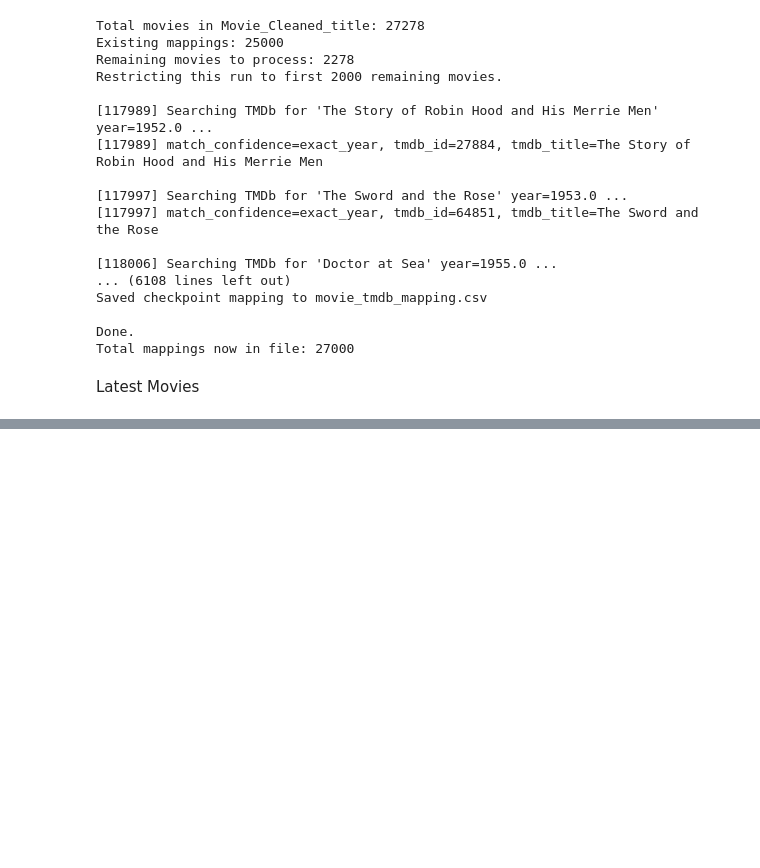
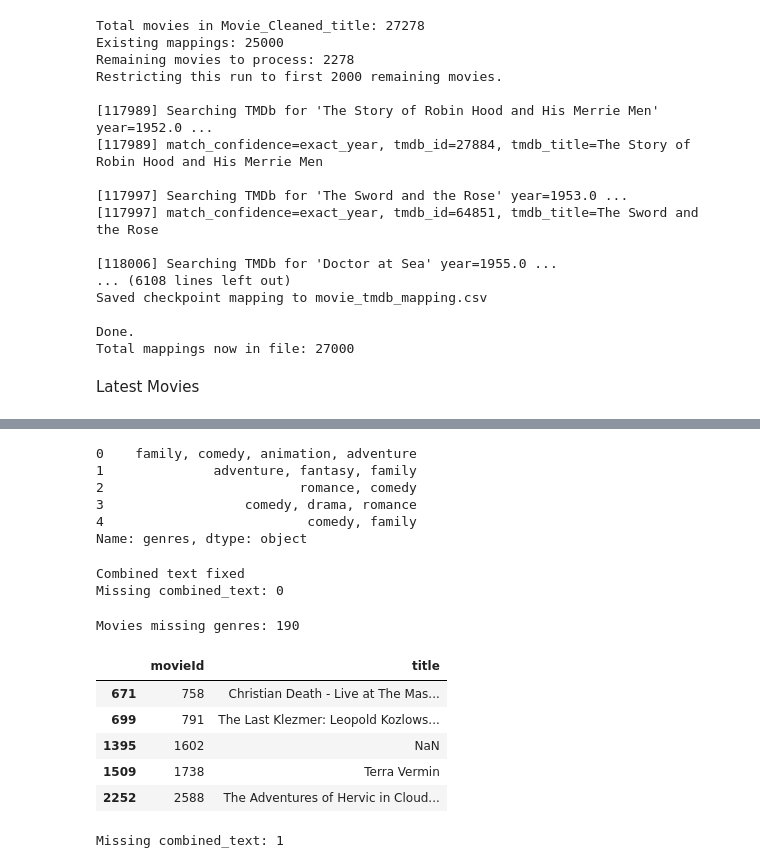
Before and after one commit to madhurabashinims/Movie-recommendation-system, a Jupyter notebook: NOTEBOOKS/[1] Web_Scraping.ipynb, the cells around one changed output, grey strips where cells are left out. Cells and saved outputs as stored; diff of their text form; code cells hidden in the pictures; blank space fills up the shorter version.

```diff
--- a/NOTEBOOKS/[1] Web_Scraping.ipynb
+++ b/NOTEBOOKS/[1] Web_Scraping.ipynb
@@ -797,0 +992,67 @@ Total movies saved: 322
+# %%
+movies = pd.read_csv(r"D:\MINI PROJECT\DATASET\movies_final_merged.csv")
+
+print(movies["genres"].head())
+# %% [output]
+0    family, comedy, animation, adventure
+1              adventure, fantasy, family
+2                         romance, comedy
+3                  comedy, drama, romance
+4                          comedy, family
+Name: genres, dtype: object
+# %%
+import pandas as pd
+
+movies = pd.read_csv("D:/MINI PROJECT/DATASET/movies_final_merged.csv")
+
+# Fill missing fields
+movies["title"] = movies["title"].fillna("")
+movies["genres"] = movies["genres"].fillna("")
+movies["overview"] = movies["overview"].fillna("")
+
+# Recreate combined_text
+movies["combined_text"] = (
+    movies["title"] + " " +
+    movies["genres"] + " " +
+    movies["overview"]
+)
+
+# Find rows where combined_text is empty or only spaces
+mask = movies["combined_text"].str.strip() == ""
+
+# Replace those with the title
+movies.loc[mask, "combined_text"] = movies.loc[mask, "title"]
+
+movies.to_csv("D:/MINI PROJECT/DATASET/movies_final_merged.csv", index=False)
+
+print("Combined text fixed")
+
+print("Missing combined_text:",
+      movies["combined_text"].isnull().sum())
+# %% [output]
+Combined text fixed
+Missing combined_text: 0
+# %%
+import pandas as pd
+
+movies = pd.read_csv(r"D:\MINI PROJECT\DATASET\movies_final_merged.csv")
+
+missing = movies[movies["genres"].isnull()]
+
+print("Movies missing genres:", len(missing))
+
+missing[["movieId","title"]].head()
+# %% [output]
+Movies missing genres: 190
+|  | movieId | title |
+| 671 | 758 | Christian Death - Live at The Mas... |
+| 699 | 791 | The Last Klezmer: Leopold Kozlows... |
+| 1395 | 1602 | NaN |
+| 1509 | 1738 | Terra Vermin |
+| 2252 | 2588 | The Adventures of Hervic in Cloud... |
+# %%
+movies = pd.read_csv("D:/MINI PROJECT/DATASET/movies_final_merged.csv")
+
+print("Missing combined_text:", movies["combined_text"].isnull().sum())
+# %% [output]
+Missing combined_text: 1
```
Also changed, not shown: parts of 4 cells of this notebook, 15 other files.
